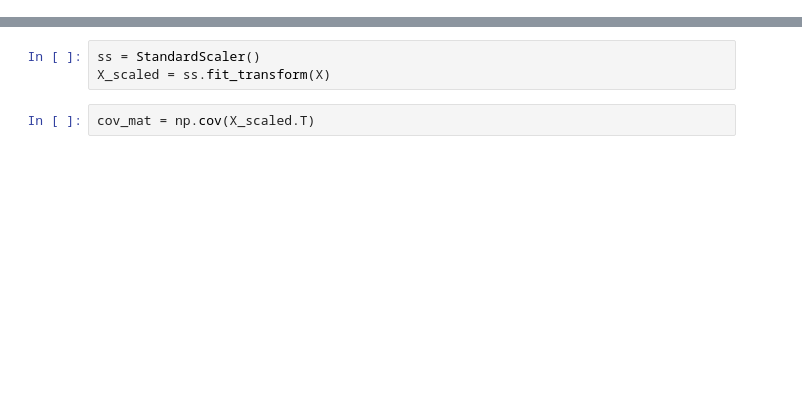
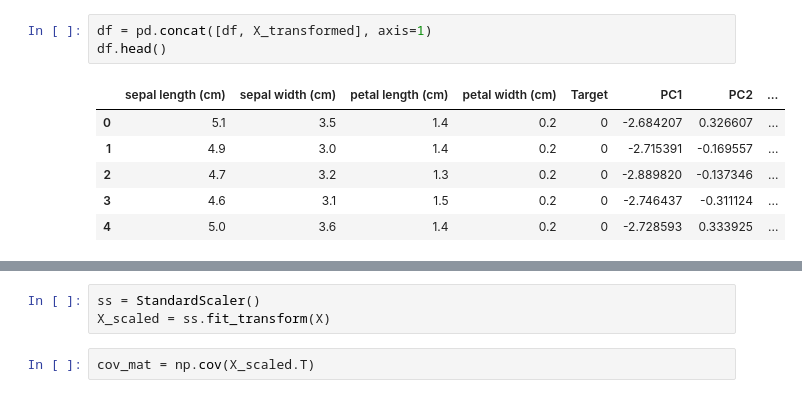
Before and after one commit to jirvingphd/dsc-lp-DIMRED-pca, a Jupyter notebook: PCA-Teacher-Version.ipynb, the cells around one changed output, grey strips where cells are left out. Saved outputs shown, nothing was run; the diff lists cells and outputs as text; blank space fills up the shorter version.

```diff
--- a/PCA-Teacher-Version.ipynb
+++ b/PCA-Teacher-Version.ipynb
@@ -22,0 +96,10 @@ mat = np.array([[2, 1, 3], [4, 2, 5], [-3, -1, 1]])
+# %%
+df = pd.concat([df, X_transformed], axis=1)
+df.head()
+# %% [output]
+|  | sepal length (cm) | sepal width (cm) | petal length (cm) | petal width (cm) | Target | PC1 | PC2 | ... |
+| 0 | 5.1 | 3.5 | 1.4 | 0.2 | 0 | -2.684207 | 0.326607 | ... |
+| 1 | 4.9 | 3.0 | 1.4 | 0.2 | 0 | -2.715391 | -0.169557 | ... |
+| 2 | 4.7 | 3.2 | 1.3 | 0.2 | 0 | -2.889820 | -0.137346 | ... |
+| 3 | 4.6 | 3.1 | 1.5 | 0.2 | 0 | -2.746437 | -0.311124 | ... |
+| 4 | 5.0 | 3.6 | 1.4 | 0.2 | 0 | -2.728593 | 0.333925 | ... |
```
Also changed, not shown: parts of 32 cells of this notebook.
